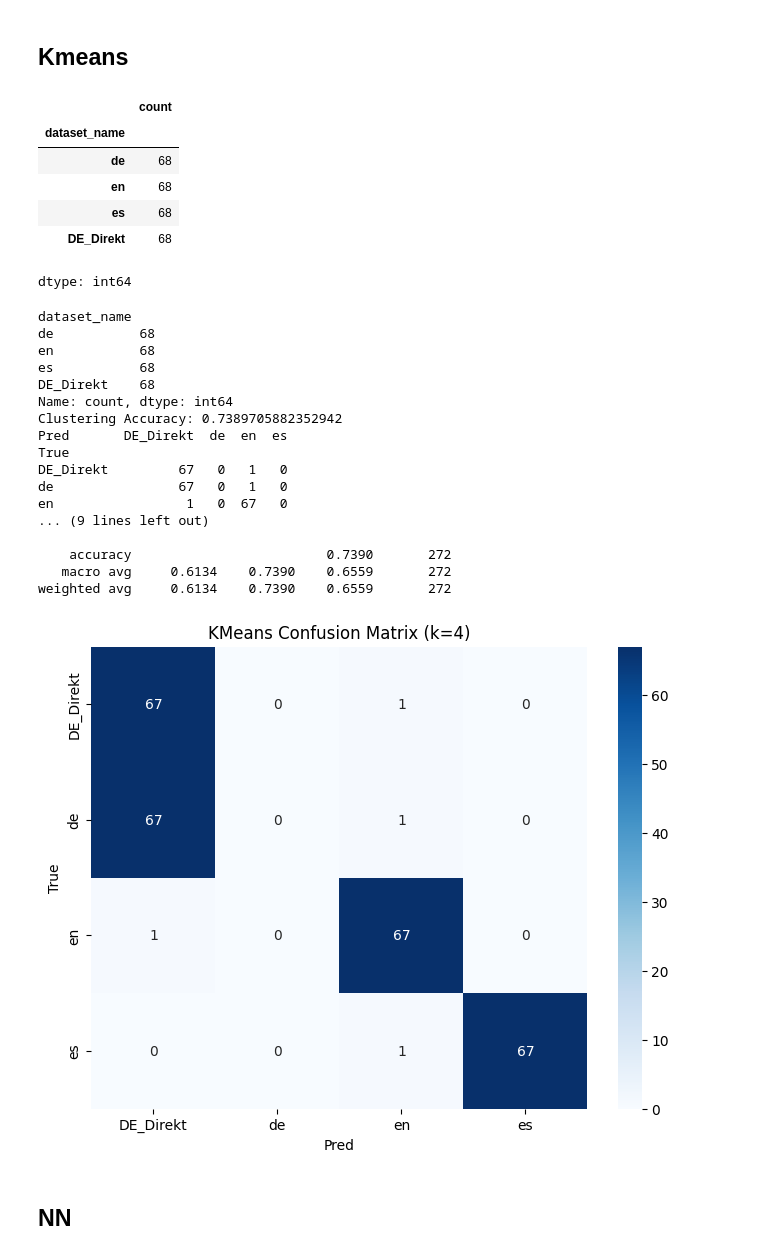
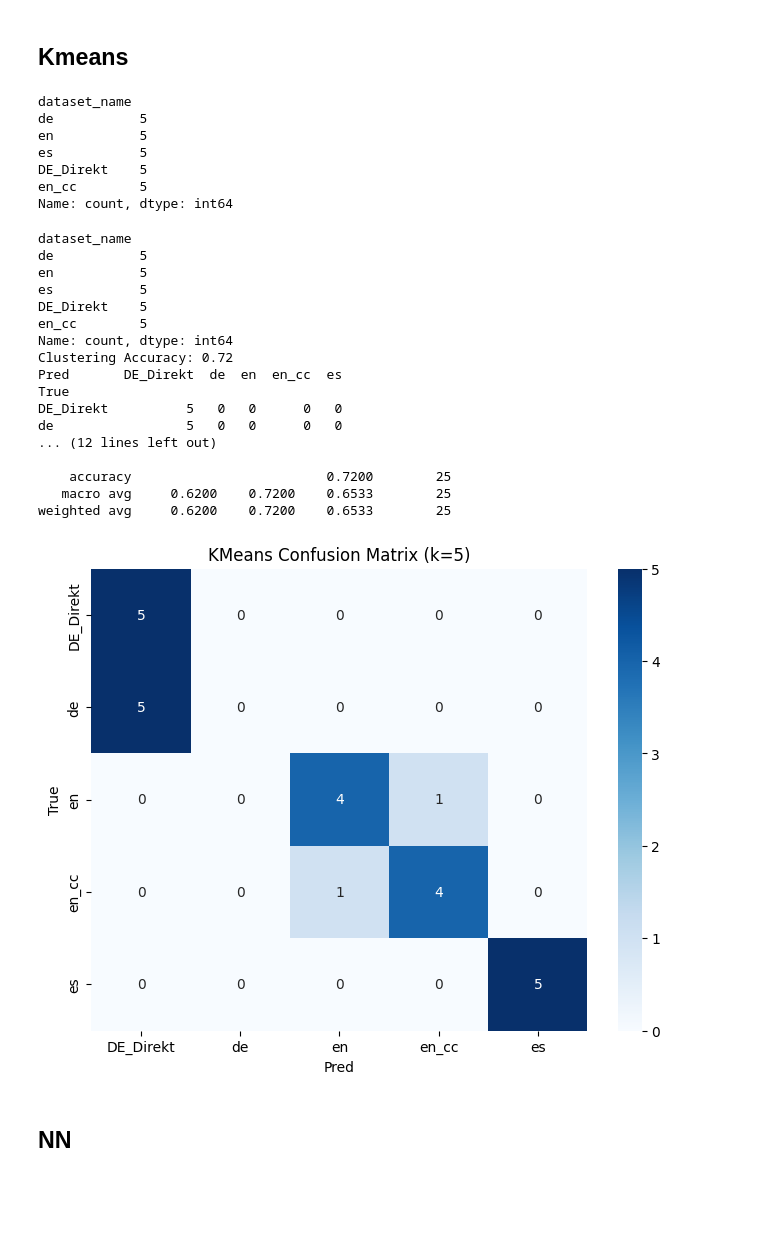
Before and after one commit to happy522/Analysis-of-Subtitles, a Jupyter notebook: subtitles_analysis.ipynb, the cells around one changed output. Saved outputs shown, nothing was run; the diff lists cells and outputs as text; code cells hidden in the pictures; blank space fills up the shorter version.

```diff
--- a/subtitles_analysis.ipynb
+++ b/subtitles_analysis.ipynb
@@ -19,7 +19,7 @@ import scipy.sparse as sp
 # %%
 # this has both L2 and TR from previous experiments
 
-df = pd.read_csv("https://raw.githubusercontent.com/happy522/Analysis-of-Subtitles/refs/heads/main/Subtitles%20Data/merged.csv")
+df = pd.read_csv("https://raw.githubusercontent.com/happy522/Analysis-of-Subtitles/refs/heads/main/Data%20Generation/Linguistic-features/merged.csv")
 print(df)
 df = df.drop(columns=["sentlength","akorp","afile","astatus"],axis = "columns")
 df = df.rename(columns={"alang": "dataset_name"})
@@ -33,4 +33,5 @@ de = df[df['dataset_name'] == 'de']
 en = df[df['dataset_name'] == 'en']
 es = df[df['dataset_name'] == 'es']
 DE_Direkt = df[df['dataset_name'] == 'DE_Direkt']
+EN_CC = df[df['dataset_name'] == 'EN_CC']
 # %% [output]
@@ -152,38 +158,38 @@ def run_kmeans_evaluation(df, n_clusters=None, label_col='dataset_name', drop_co
 # %%
 df["dataset_name"].value_counts()
 # %% [output]
-|  | count |
-| dataset_name |  |
-| de | 68 |
-| en | 68 |
-| es | 68 |
-| DE_Direkt | 68 |
-dtype: int64
+dataset_name
+de           5
+en           5
+es           5
+DE_Direkt    5
+en_cc        5
+Name: count, dtype: int64
 # %%
 print(df["dataset_name"].value_counts())
 
 min_count = df["dataset_name"].value_counts().min()
 
-df, acc, cm = run_kmeans_evaluation(df, n_clusters=4, label_col='dataset_name', drop_cols=['dataset_name'], plot=True)
+df, acc, cm = run_kmeans_evaluation(df, n_clusters=5, label_col='dataset_name', drop_cols=['dataset_name'], plot=True)
 # %% [output]
 dataset_name
-de           68
-en           68
-es           68
-DE_Direkt    68
+de           5
+en           5
+es           5
+DE_Direkt    5
+en_cc        5
 Name: count, dtype: int64
-Clustering Accuracy: 0.7389705882352942
-Pred       DE_Direkt  de  en  es
+Clustering Accuracy: 0.72
+Pred       DE_Direkt  de  en  en_cc  es
 True
-DE_Direkt         67   0   1   0
-de                67   0   1   0
-en                 1   0  67   0
-... (9 lines left out)
+DE_Direkt          5   0   0      0   0
+de                 5   0   0      0   0
+... (12 lines left out)
 
-    accuracy                         0.7390       272
-   macro avg     0.6134    0.7390    0.6559       272
-weighted avg     0.6134    0.7390    0.6559       272
+    accuracy                         0.7200        25
+   macro avg     0.6200    0.7200    0.6533        25
+weighted avg     0.6200    0.7200    0.6533        25
-[figure, old version]
+[figure, new version]
 # %% [markdown]
 ## NN
 # %%
```
Also changed, not shown: parts of 6 cells of this notebook, 27 other files.
